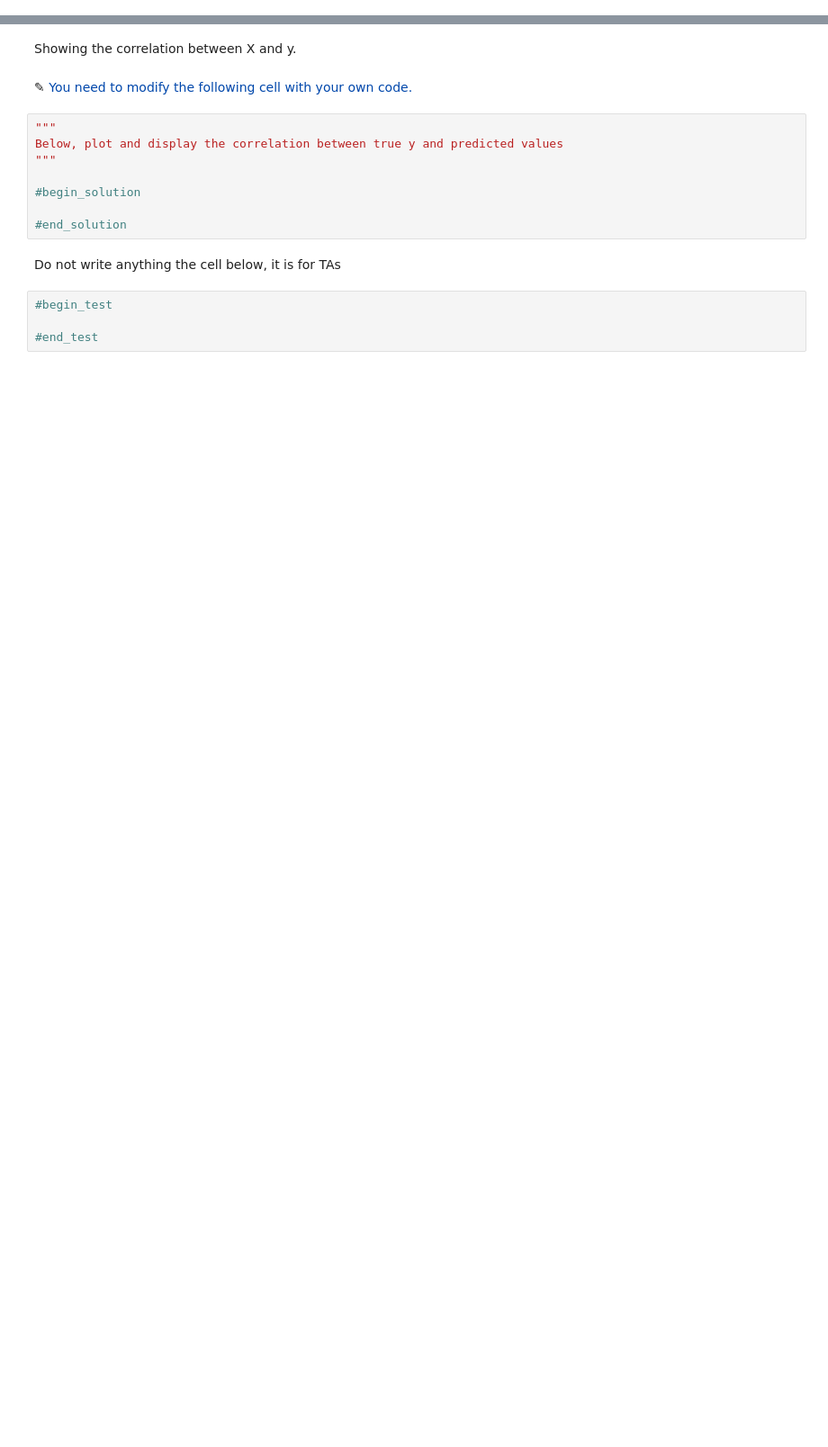
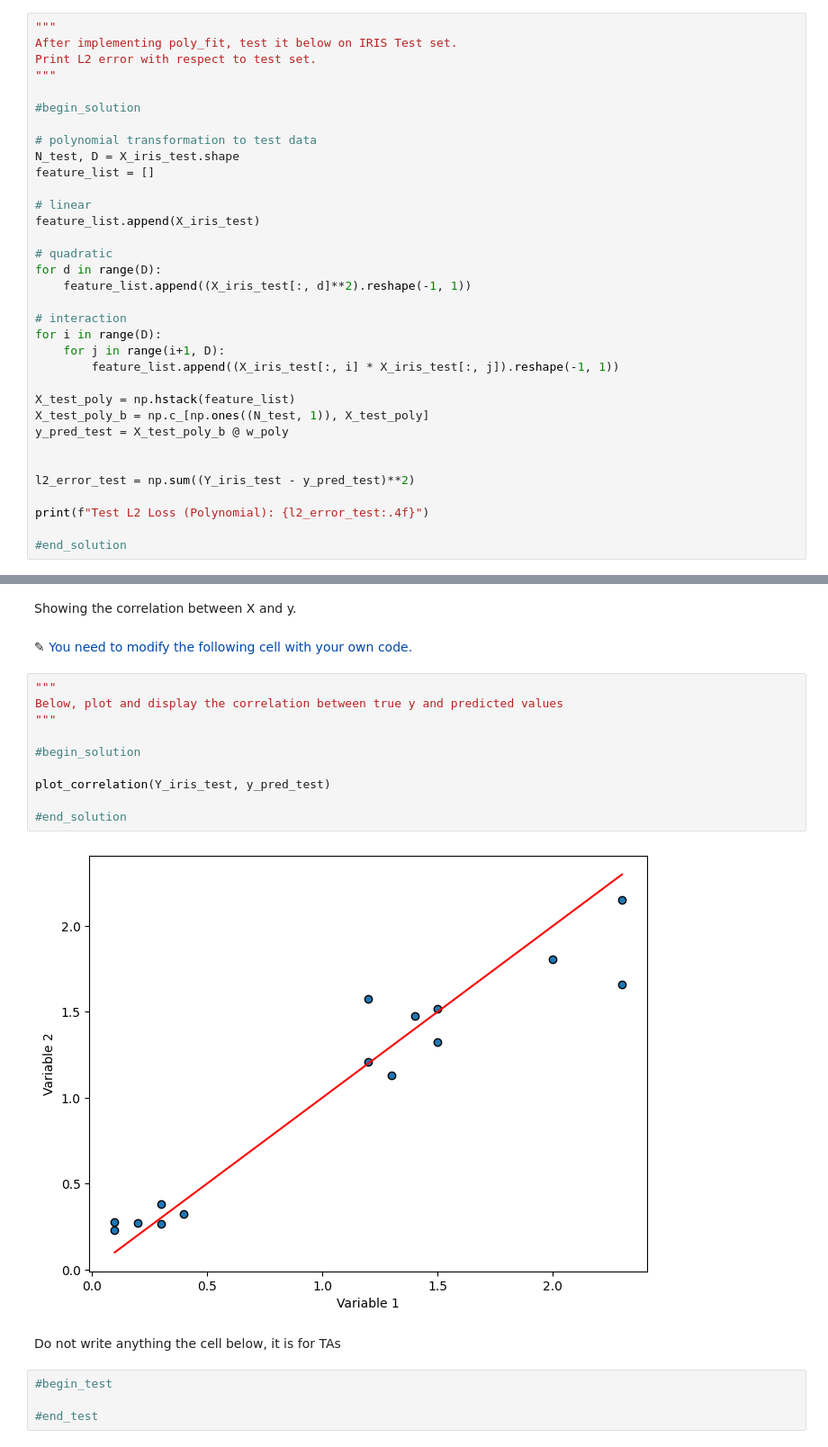
Before and after one commit to dp-IED/ML4CV-Coursework, a Jupyter notebook: CW1.ipynb, the cells around one changed output, grey strips where cells are left out. Shown at 90% size. Drawn from its saved outputs; the diff is of its cells as text; blank space fills up the shorter version.

```diff
--- a/CW1.ipynb
+++ b/CW1.ipynb
@@ -579,0 +631,34 @@ Print L2 error with respect to test set.
+# %%
+"""
+After implementing poly_fit, test it below on IRIS Test set.
+Print L2 error with respect to test set.
+"""
+
+#begin_solution
+
+# polynomial transformation to test data
+N_test, D = X_iris_test.shape
+feature_list = []
+
+# linear
+feature_list.append(X_iris_test)
+
+# quadratic
+for d in range(D):
+    feature_list.append((X_iris_test[:, d]**2).reshape(-1, 1))
+
+# interaction
+for i in range(D):
+    for j in range(i+1, D):
+        feature_list.append((X_iris_test[:, i] * X_iris_test[:, j]).reshape(-1, 1))
+
+X_test_poly = np.hstack(feature_list)
+X_test_poly_b = np.c_[np.ones((N_test, 1)), X_test_poly]
+y_pred_test = X_test_poly_b @ w_poly
+
+
+l2_error_test = np.sum((Y_iris_test - y_pred_test)**2)
+
+print(f"Test L2 Loss (Polynomial): {l2_error_test:.4f}")
+
+#end_solution
@@ -586,11 +673,15 @@ You need to modify the following cell with your own code.
 # %%
 """
 Below, plot and display the correlation between true y and predicted values
 """
 
 #begin_solution
 
+plot_correlation(Y_iris_test, y_pred_test)
+
 #end_solution
+# %% [output]
+[figure, added]
 # %% [markdown]
 Do not write anything the cell below, it is for TAs
 # %%
```
Also changed, not shown: parts of 18 cells of this notebook.
